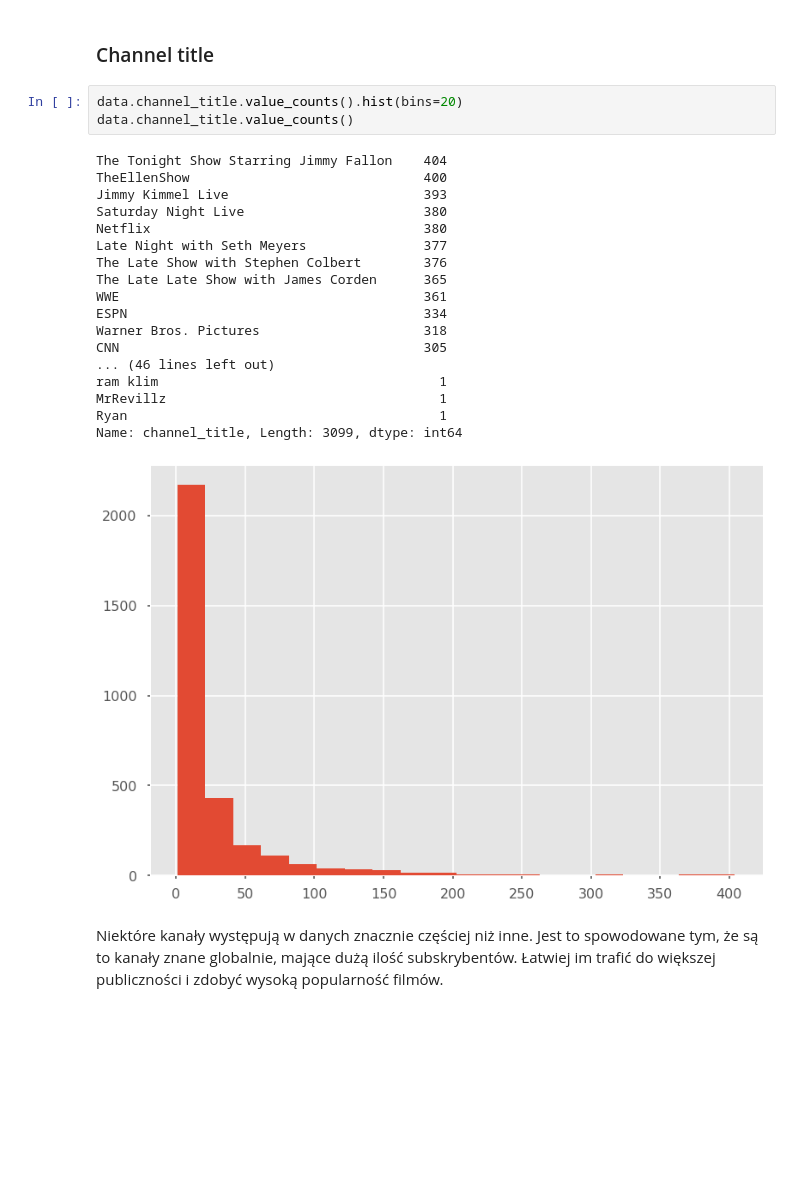
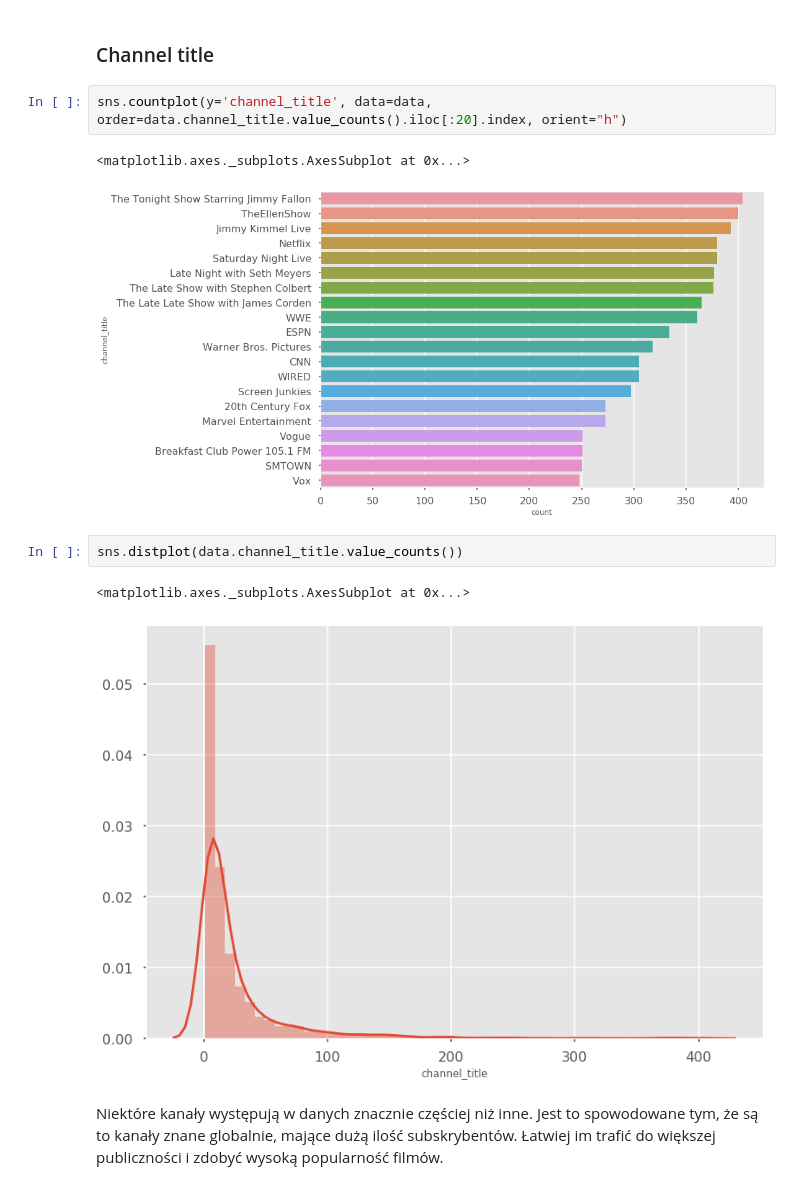
Before and after one commit to marrry/PED_YT, a Jupyter notebook: wstepne_wykresy.ipynb, the cells around one changed output. Cells and saved outputs as stored; diff of their text form; blank space fills up the shorter version.

Commit message:
More plots and circular attributes

```diff
--- a/wstepne_wykresy.ipynb
+++ b/wstepne_wykresy.ipynb
@@ -143,28 +144,16 @@ data.title.value_counts().hist()
 Większość filmów była na liście Trending raz lub kilka razy, natomiast zdarzały się również takie, które utrzymywały się przez długi okres czasu.
 # %% [markdown]
 ### Channel title
-# %%
-data.channel_title.value_counts().hist(bins=20)
-data.channel_title.value_counts()
-# %% [output]
-The Tonight Show Starring Jimmy Fallon    404
-TheEllenShow                              400
-Jimmy Kimmel Live                         393
-Saturday Night Live                       380
-Netflix                                   380
-Late Night with Seth Meyers               377
-The Late Show with Stephen Colbert        376
-The Late Late Show with James Corden      365
-WWE                                       361
-ESPN                                      334
-Warner Bros. Pictures                     318
-CNN                                       305
-... (46 lines left out)
-ram klim                                    1
-MrRevillz                                   1
-Ryan                                        1
-Name: channel_title, Length: 3099, dtype: int64
-[figure, removed]
+# %%
+sns.countplot(y='channel_title', data=data, order=data.channel_title.value_counts().iloc[:20].index, orient="h")
+# %% [output]
+<matplotlib.axes._subplots.AxesSubplot at 0x...>
+[figure, added]
+# %%
+sns.distplot(data.channel_title.value_counts())
+# %% [output]
+<matplotlib.axes._subplots.AxesSubplot at 0x...>
+[figure, added]
 # %% [markdown]
 Niektóre kanały występują w danych znacznie częściej niż inne. Jest to spowodowane tym, że są to kanały znane globalnie, mające dużą ilość subskrybentów. Łatwiej im trafić do większej publiczności i zdobyć wysoką popularność filmów.
 # %% [markdown]
```
Also changed, not shown: parts of 31 cells of this notebook.
